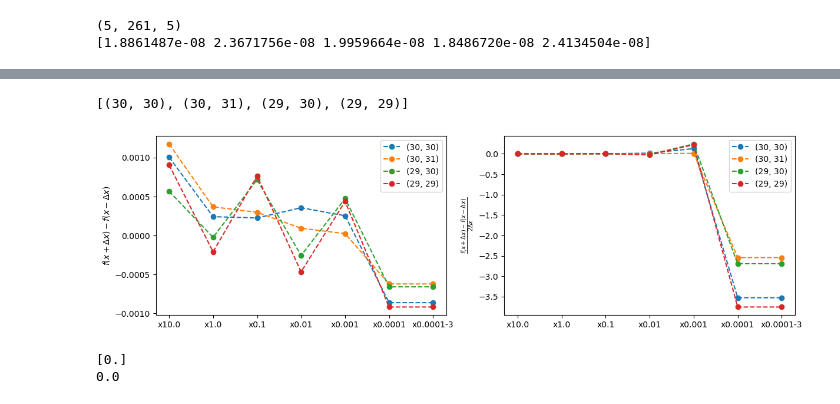
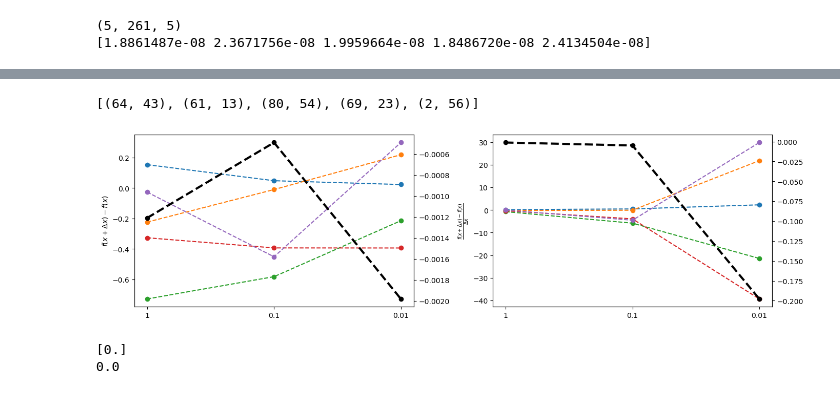
Before and after one commit to iamyixuan/DeepAdjoint, a Jupyter notebook: notebooks/SOMA.ipynb, the cells around one changed output, grey strips where cells are left out. Cells and saved outputs as stored; diff of their text form; code cells hidden in the pictures.

```diff
--- a/notebooks/SOMA.ipynb
+++ b/notebooks/SOMA.ipynb
@@ -300,18 +320,24 @@ import numpy as np
 import matplotlib.pyplot as plt
 
 # var_names = ['LayerThickness', 'Salinity', 'Temperature', 'ZonalVelocity', 'MeridionalVelociy']
-names = ['x10.0', 'x1.0', 'x0.1', 'x0.01', 'x0.001', 'x0.0001', 'x0.0001-3']
+# names = ['x10.0', 'x1.0', 'x0.1', 'x0.01', 'x0.001', 'x0.0001', 'x0.0001-3']
+names = ['1', '0.1', '0.01']
 difference = []
 approx_d = []
 stateValues = []
 for name in names:
-    data_path =  f'/pscratch/sd/y/yixuans/datatset/GM_FD/thedataset-GM_FD_{name}.hdf5'
+    data_path =  f'/pscratch/sd/y/yixuans/datatset/GM_FD/thedataset-GM-dayAvg-dx{name}.hdf5'
+    base_data_path = '/pscratch/sd/y/yixuans/datatset/SOMA/thedataset-GM-dayAvg-2.hdf5'
     data = h5py.File(data_path, 'r')
+    base_data = h5py.File(base_data_path, 'r')
     f_p = data['forward_1'][...]
-    f_m = data['forward_2'][...]
+    f_m = base_data['forward_53'][...]
 
     GM_p = f_p[15, 10, 50, 50, -1]
     GM_m = f_m[15, 10, 50, 50, -1]
+    print(GM_p)
+    print(GM_m)
+
     mask = f_p > 1e16
     mask2= f_p < -1e16
     mask = np.logical_or(mask, mask2)
@@ -319,12 +345,12 @@ for name in names:
     f_p[mask] = np.nan
     f_m[mask] = np.nan
 
-    var_idx = [3, 6, 10, 14, 15]
+    var_idx = [7, 8, 11, 14, 15] #[3, 6, 10, 14, 15]
     var_idx_in = var_idx + [-1]
     # print('Parameter value is {}'.format(f_p[...,var_idx_in]))
 
-    f_p = np.transpose(f_p, axes=[4, 0, 1, 2, 3])[var_idx_in][4, 15, 10, ...] # specify the 2D field
-    f_m = np.transpose(f_m, axes=[4, 0, 1, 2, 3])[var_idx_in][4, 15, 10, ...]
+    f_p = np.transpose(f_p, axes=[4, 0, 1, 2, 3])[var_idx_in][1, 15, 10, ...] # specify the 2D field
+    f_m = np.transpose(f_m, axes=[4, 0, 1, 2, 3])[var_idx_in][1, 15, 10, ...]
     d_f = (f_p - f_m) / (GM_p - GM_m)
     stateValues.append(f_p)
     difference.append((f_p - f_m))
@@ -338,12 +364,12 @@ for name in names:
     ax[1].set_title(rf'$f({GM_m:.4f})$')
     plt.colorbar(im2, ax=ax[1])
     im3=ax[2].imshow(d_f.T, cmap='turbo')
-    ax[2].set_title(rf'$[f({GM_p:.4f}) - f({GM_m:.4f})] / 2\Delta x$')
+    ax[2].set_title(rf'$[f({GM_p:.4f}) - f({GM_m:.4f})] / \Delta x$')
     plt.colorbar(im3, ax=ax[2])
     # print(f_p[-1, 0, 40, 50, 50].T)
     for a in ax:
         a.axis('off')
     plt.tight_layout()
-    plt.suptitle(rf'$t=15$, $D = 10$, $\Delta x = {(GM_p - GM_m)/2:.4f}$', y=0)
+    plt.suptitle(rf'$t=15$, $D = 10$, $\Delta x = {(GM_p - GM_m):.4f}$', y=0)
     plt.show()
 # %% [output]
@@ -361,23 +389,27 @@ def plotTrend(diff, drev, xtickNames, locs, allAvg):
         ax[0].plot(np.arange(len(df)), df, '--o', label=f'({locs[i][0]}, {locs[i][1]})')
         ax[0].set_xticks(np.arange(len(xtickNames)))
         ax[0].set_xticklabels(xtickNames)
-        ax[0].set_ylabel(r'$f(x+\Delta x) - f(x - \Delta x)$')
+        ax[0].set_ylabel(r'$f(x+\Delta x) - f(x)$')
 
     for i, dv in enumerate(drev):
 
         ax[1].plot(np.arange(len(dv)), dv, '--o', label=f'({locs[i][0]}, {locs[i][1]})')
         ax[1].set_xticks(np.arange(len(xtickNames)))
         ax[1].set_xticklabels(xtickNames)
-        ax[1].set_ylabel(r'$\frac{f(x+\Delta x) - f(x - \Delta x)}{2\Delta x}$')
+        ax[1].set_ylabel(r'$\frac{f(x+\Delta x) - f(x)}{\Delta x}$')
 
-    #ax[0].plot(np.arange(len(allAvg[0])), allAvg[0], '--ko', label='All Loc. Avg.', linewidth=3)
-    #ax[1].plot(np.arange(len(allAvg[1])), allAvg[1], '--ko', label='All Loc. Avg.', linewidth=3)
+    ax_t = ax[0].twinx()
+    ax_t2 = ax[1].twinx()
+#     ax_t.set_yscale('log')
+#     ax_t2.set_yscale('log')
+    ax_t.plot(np.arange(len(allAvg[0])), allAvg[0], '--ko', label='All Loc. Avg.', linewidth=3)
+    ax_t2.plot(np.arange(len(allAvg[1])), allAvg[1], '--ko', label='All Loc. Avg.', linewidth=3)
     #ax[0].set_ylim(-1, 1)
 
     for a in ax:
         a.set_box_aspect(1/1.62)
         a.grid(True, which='minor', linestyle=':', linewidth=0.3, color='gray', alpha=0.4)
-        a.legend()
+        #a.legend()
 
 
 
@@ -387,36 +419,37 @@ def sample_locs(n_samples, mask, x_range=100, y_range=100):
     we only sample x, y locations as of now and use a fixed
     vertical depth for reporting the results
     '''
     sampled_locs = []
     while len(sampled_locs) < n_samples:
         x_sample = np.random.randint(low=0, high=x_range)
         y_sample = np.random.randint(low=0, high=y_range)
         if mask[x_sample][y_sample] == False: # check if the sampled location is within the domain of interest
             sampled_locs.append((x_sample, y_sample))
     return sampled_locs
 
 locs = sample_locs(5, mask[0,0,:,:,0])
-locs = [(30, 30), (30, 31), (29, 30), (29, 29)]
+#locs = [(30, 30), (30, 31), (29, 30), (29, 29)]
 print(locs)
 
 diff = []
 drev = []
 
 diffAvg = [np.nanmean(d) for d in difference]
 drvAvg = [np.nanmean(d) for d in approx_d]
 allAvg = [diffAvg, drvAvg]
 
 for l in locs:
     diff.append([d[l] for d in difference])
     drev.append([d[l] for d in approx_d])
 
 
 
 
 plotTrend(diff, drev, names, locs, allAvg)
+plt.tight_layout()
 # %% [output]
-[(30, 30), (30, 31), (29, 30), (29, 29)]
+[(64, 43), (61, 13), (80, 54), (69, 23), (2, 56)]
-[figure, old version]
+[figure, new version]
 # %%
 diffTwoRuns = difference[-2] - difference[-1]
 mask = np.isnan(diffTwoRuns)
```
Also changed, not shown: parts of 3 cells of this notebook.
